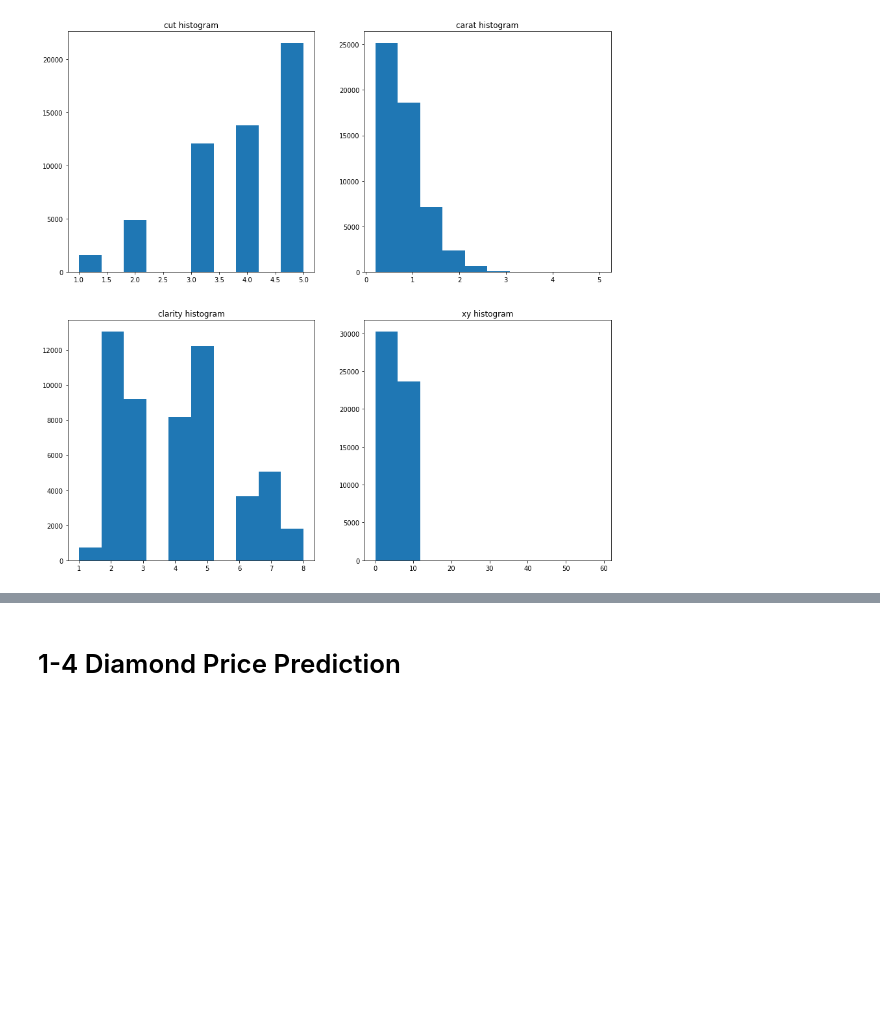
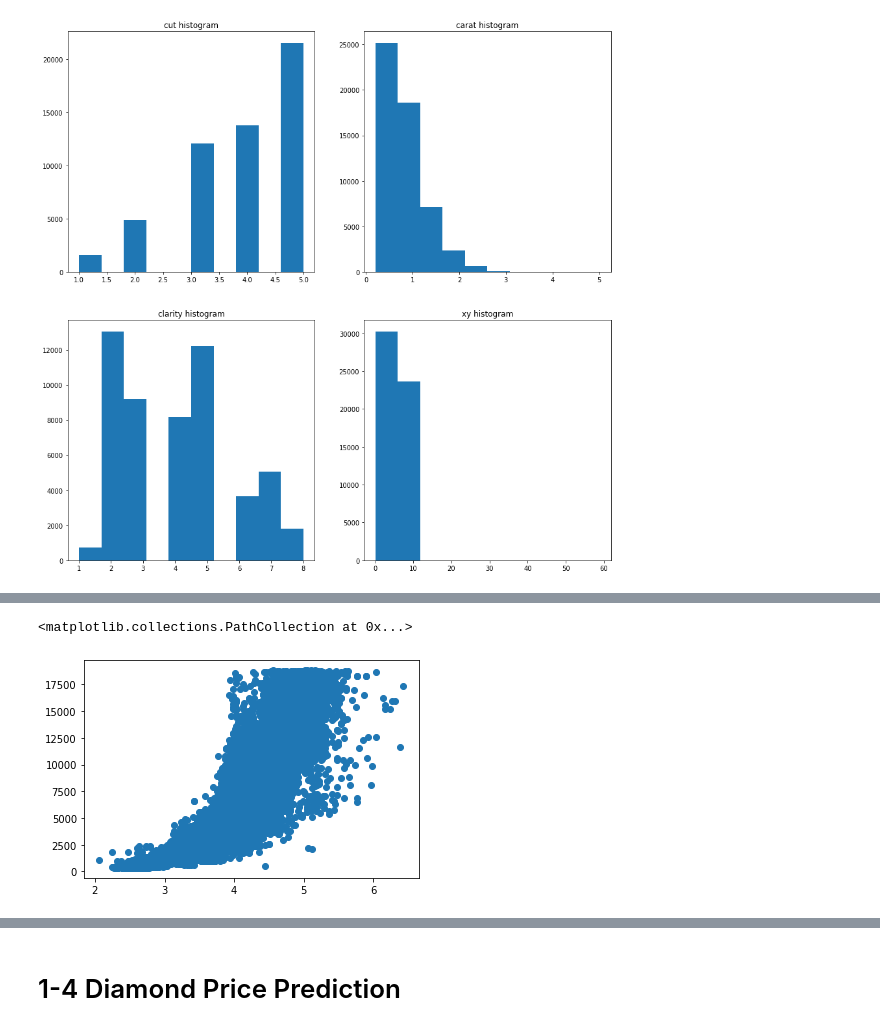
Before and after one commit to aeirya/MLProject-Diamonds, a Jupyter notebook: mlproject.ipynb, the cells around one changed output, grey strips where cells are left out. Saved outputs shown, nothing was run; the diff lists cells and outputs as text; code cells hidden in the pictures; blank space fills up the shorter version.

```diff
--- a/mlproject.ipynb
+++ b/mlproject.ipynb
@@ -192,0 +208,8 @@ plt.show()
+# %%
+data = data[data['z'] <= 6.6]
+data = data[2 <= data['z']]
+# %%
+plt.scatter(data['z'], data['price'])
+# %% [output]
+<matplotlib.collections.PathCollection at 0x...>
+[figure, added]
```
Also changed, not shown: parts of 49 cells of this notebook.
